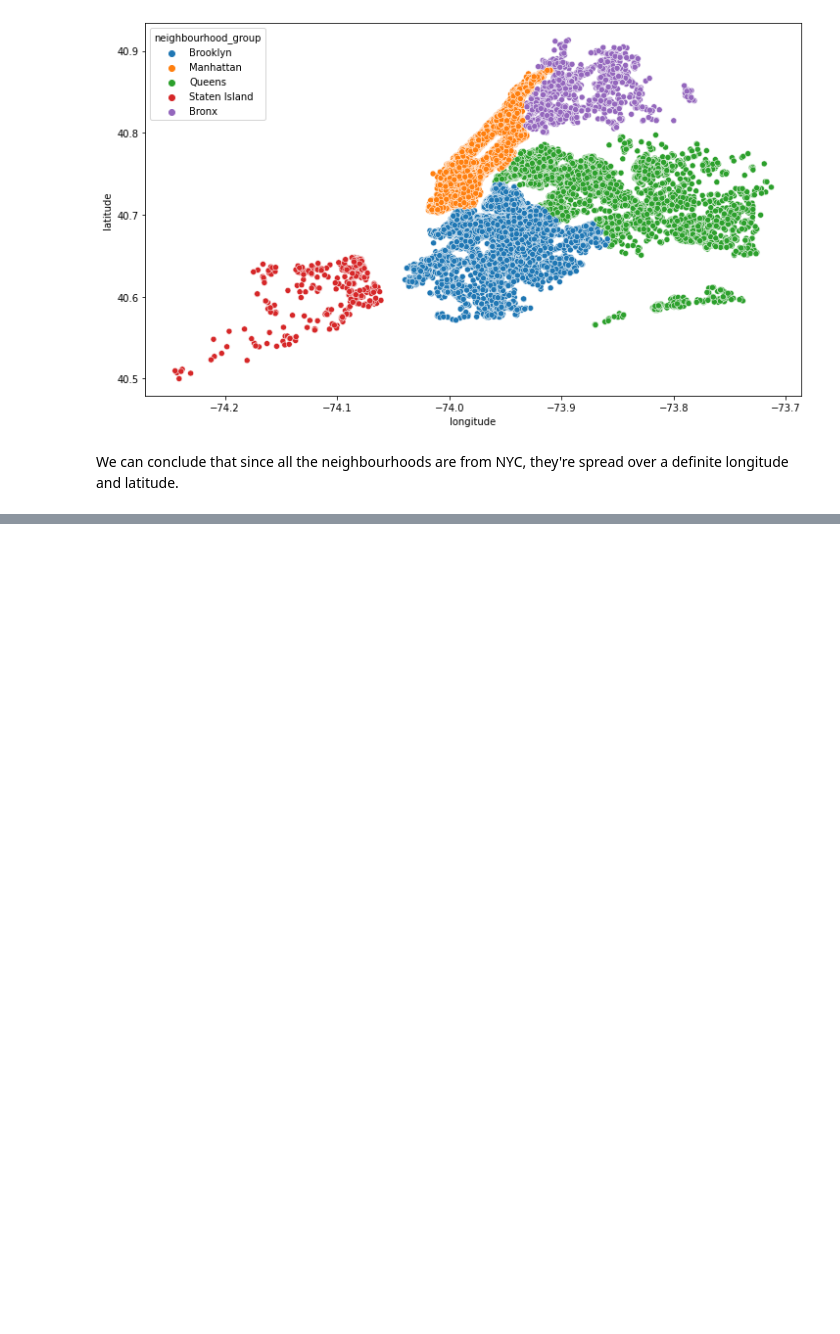
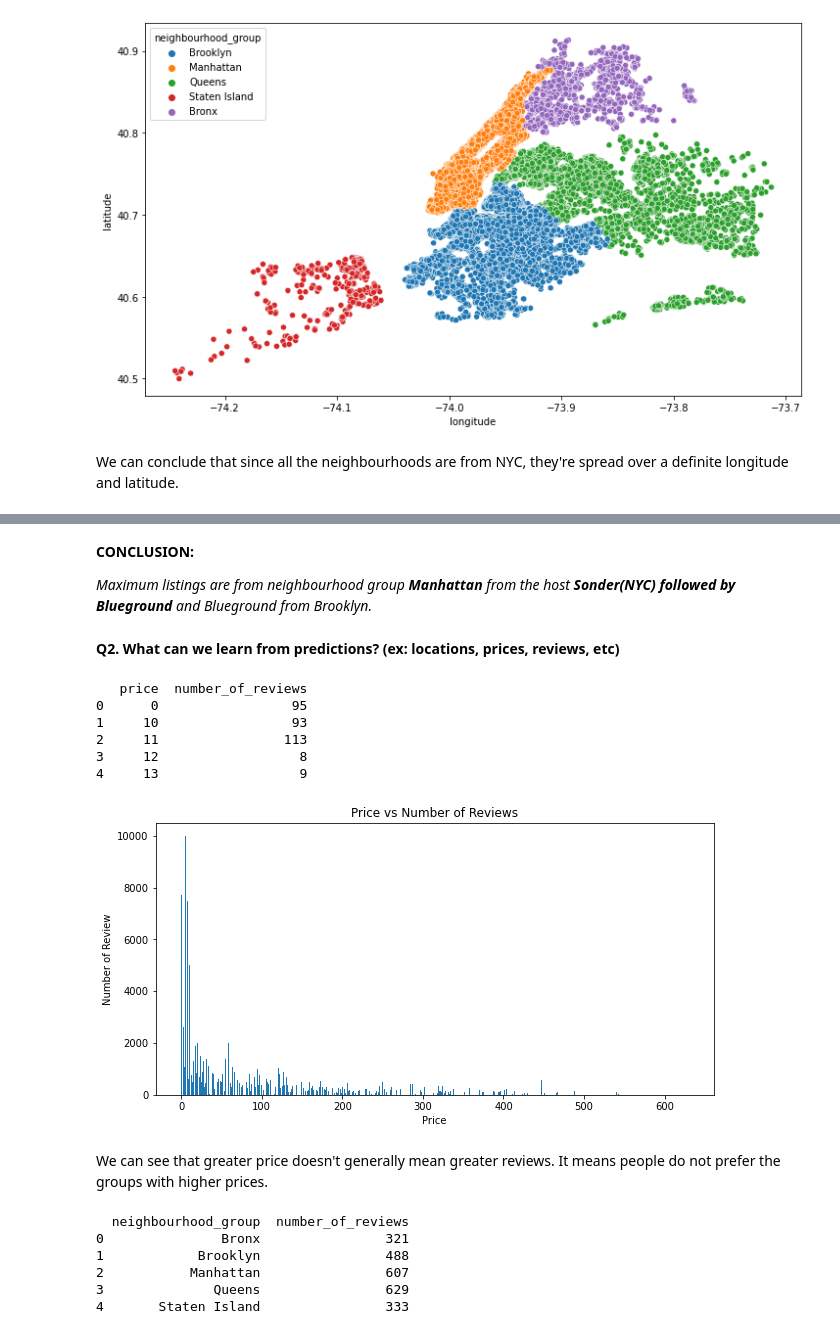
Before and after one commit to AshutoshKumarDubey/Airbnb_EDA_Capstone-Project, a Jupyter notebook: Airbnb_Bookings_Analysis_Capstone_Project_(By_Ashutosh_Kumar_Dubey).ipynb, the cells around one changed output, grey strips where cells are left out. Cells and saved outputs as stored; diff of their text form; code cells hidden in the pictures; blank space fills up the shorter version.

```diff
--- a/Airbnb_Bookings_Analysis_Capstone_Project_(By_Ashutosh_Kumar_Dubey).ipynb
+++ b/Airbnb_Bookings_Analysis_Capstone_Project_(By_Ashutosh_Kumar_Dubey).ipynb
@@ -178,0 +220,44 @@ We can conclude that since all the neighbourhoods are from NYC, they're spread o
+# %% [markdown]
+**CONCLUSION:**
+
+*Maximum listings are from neighbourhood group **Manhattan**  from the host **Sonder(NYC) followed by Blueground** and Blueground from Brooklyn.*
+# %% [markdown]
+**Q2. What can we learn from predictions? (ex: locations, prices, reviews, etc)**
+# %%
+# We want to see whether greater price means greater reviews trend is followed here or not
+price_area = updated_df.groupby(['price'])['number_of_reviews'].max().reset_index() #splitting on price w.r.t maximum reviews
+print(price_area.head())
+# %% [output]
+   price  number_of_reviews
+0      0                 95
+1     10                 93
+2     11                113
+3     12                  8
+4     13                  9
+# %%
+area = price_area['price']
+price = price_area['number_of_reviews']
+# creating the bar plot
+fig = plt.figure(figsize = (10, 5))
+
+plt.bar(price, area)
+
+plt.xlabel("Price")
+plt.ylabel("Number of Review")
+plt.title("Price vs Number of Reviews")
+plt.show()
+# %% [output]
+[figure, added]
+# %% [markdown]
+We can see that greater price doesn't generally mean greater reviews. It means people do not prefer the groups with higher prices.
+# %%
+#Now we'll split the neighbourhood group on the basis of maximum reviews
+neighboring_reviews = updated_df.groupby(['neighbourhood_group'])['number_of_reviews'].max().reset_index()
+print(neighboring_reviews)
+# %% [output]
+  neighbourhood_group  number_of_reviews
+0               Bronx                321
+1            Brooklyn                488
+2           Manhattan                607
+3              Queens                629
+4       Staten Island                333
```
Also changed, not shown: parts of 10 cells of this notebook.
